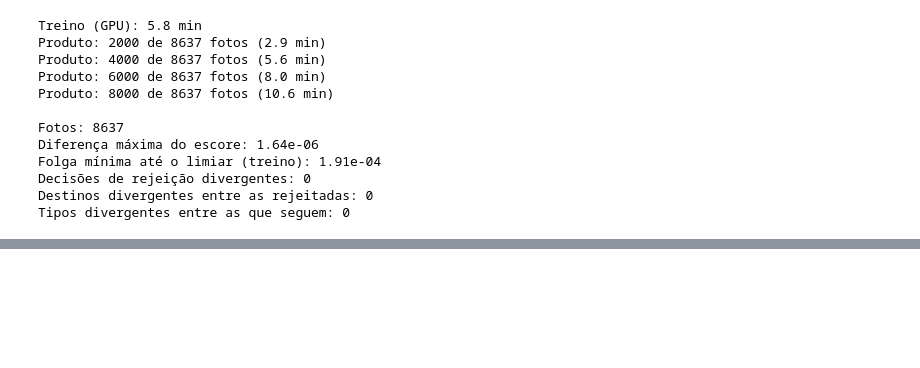
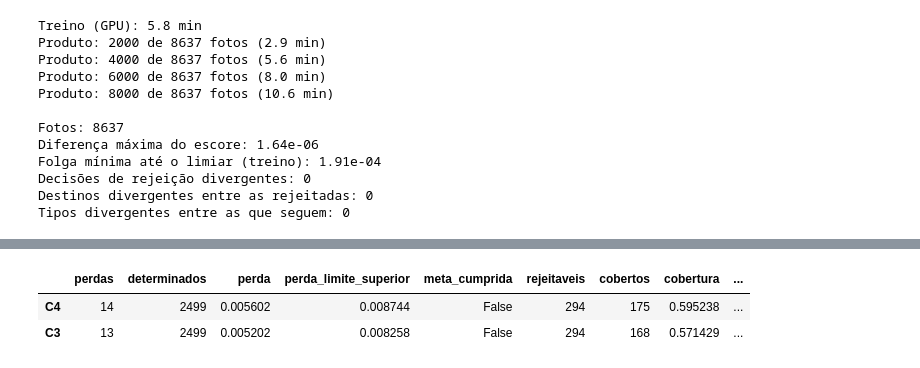
Before and after one commit to phelipecscosta/leitura_automatizada_mostradores_energia_pesquisa, a Jupyter notebook: exploracao/triagem_candidatos.ipynb, the cells around one changed output, grey strips where cells are left out. Drawn from its saved outputs; the diff is of its cells as text; code cells hidden in the pictures; blank space fills up the shorter version.

Commit message:
feat: abre o teste 03/07 uma única vez com o C4 do produto e o C3 relatado

```diff
--- a/exploracao/triagem_candidatos.ipynb
+++ b/exploracao/triagem_candidatos.ipynb
@@ -1040,3 +1040,99 @@ Folga mínima até o limiar (treino): 1.91e-04
 Decisões de rejeição divergentes: 0
 Destinos divergentes entre as rejeitadas: 0
 Tipos divergentes entre as que seguem: 0
+# %%
+# Bloco código 21
+# T4g.7 — Abertura única do teste 03/07: C4 (produto, meta verificada) e C3 (relatado)
+# Revisões R4 a R6. Não rodar de novo: o resultado é gravado e nunca recalculado.
+import json
+import time
+import warnings
+
+import numpy as np
+import pandas as pd
+import torch
+from IPython.display import display
+from torch.utils.data import DataLoader
+
+warnings.filterwarnings("ignore", message="IProgress not found")  # aviso do tqdm com caminho local
+
+from meter_reader.config import get_work_dir
+from meter_reader.preprocess import preprocess
+from meter_reader.triage import load_triage
+from training.build_triage import ARTIFACT_NAME, C3_CALIBRATION_NAME, final_ensemble
+from training.dino_features import model_input
+from training.finetune import PhotoDataset, predict
+from training.group_dataset import TEST_LABELS, load_group_photos
+from training.run_final import FINAL_FOLDER
+from training.triage_eval import OOF_FOLDER, class_log_probs, rejection_score, save_oof
+from training.triage_report import full_report
+
+WORK_DIR = get_work_dir()
+MODELS = WORK_DIR / FINAL_FOLDER
+NAMES = {"C4": "teste_0307_c4_final", "C3": "teste_0307_c3_final"}
+
+# Proteção da abertura única: recusa antes de ler qualquer rótulo do teste
+for name in NAMES.values():
+    if (WORK_DIR / OOF_FOLDER / f"{name}.npz").exists():
+        raise RuntimeError("O teste já foi aberto; o resultado gravado não é recalculado.")
+
+records = {"C4": json.loads((MODELS / ARTIFACT_NAME).with_suffix(".json").read_text(encoding="utf-8")),
+           "C3": json.loads((MODELS / C3_CALIBRATION_NAME).read_text(encoding="utf-8"))}
+test = [p for p in load_group_photos(TEST_LABELS) if p.paired]  # confere o SHA-256 dos rótulos
+codes = [p.pseudonym for p in test]
+labels = np.array([p.product_class for p in test])
+lots = np.array([p.lot for p in test])
+groups = np.array([p.group for p in test])
+conditions = np.array([p.condition for p in test])
+print(f"Teste: {len(test)} fotos pareadas; lote(s) {sorted(set(lots))}")
+
+# C4: o produto, foto a foto em CPU
+torch.set_num_threads(4)
+c4 = load_triage(MODELS / ARTIFACT_NAME, expected_sha256=records["C4"]["sha256_artefato"])
+start = time.perf_counter()
+c4_results, c4_calibrated = [], []
+with torch.no_grad():
+    for p in test:
+        c4_results.append(c4.predict(p.path))                             # decisão do produto
+        c4_calibrated.append(c4.ensemble(preprocess(p.path).unsqueeze(0)).numpy()[0])
+c4_raw = np.stack(c4_calibrated) * records["C4"]["temperatura"]           # logits antes de T
+print(f"C4 (produto, CPU): {(time.perf_counter() - start) / 60:.1f} min")
+
+# C3: o código de treino, na GPU, com o mesmo pré-processamento (realce fixo)
+start = time.perf_counter()
+c3 = final_ensemble(WORK_DIR, "C3", records["C3"]["temperatura"]).to("cuda")
+data = PhotoDataset([p.path for p in test], codes, [0] * len(test), model_input, train=False)
+c3_raw = predict(c3, DataLoader(data, batch_size=1, num_workers=0), "cuda") * records["C3"]["temperatura"]
+print(f"C3 (treino, GPU): {(time.perf_counter() - start) / 60:.1f} min")
+
+# Grava os logits do teste uma única vez (o save_oof nunca sobrescreve)
+for m, raw in (("C4", c4_raw), ("C3", c3_raw)):
+    save_oof(WORK_DIR, NAMES[m], codes, list(lots), raw[None],
+             {"candidato": m, "papel": "produto" if m == "C4" else "relatado",
+              "temperatura": records[m]["temperatura"], "limiar": records[m]["limiar"],
+              "origem": records[m].get("sha256_artefato", records[m]["redes_sha256"])},
+             TEST_LABELS[1])
+
+# Relatórios da seção 1.8 com a temperatura e o limiar congelados
+opening = {}
+for m, raw in (("C4", c4_raw), ("C3", c3_raw)):
+    before = np.exp(class_log_probs(raw, 1.0))
+    after = np.exp(class_log_probs(raw, records[m]["temperatura"]))
+    opening[m] = full_report(before, after, records[m]["limiar"], labels, lots, groups, conditions)
+# O relatório do C4 precisa usar exatamente as rejeições do predict do produto
+rej_product = np.array([r.rejection is not None for r in c4_results])
+rej_report = rejection_score(np.exp(class_log_probs(c4_raw, records["C4"]["temperatura"]))) >= records["C4"]["limiar"]
+assert (rej_product == rej_report).all(), "Rejeições do produto e do relatório divergem."
+
+print("\nResumo no teste 03/07 (limiar congelado)")
+display(pd.DataFrame({m: r["resumo"] for m, r in opening.items()}).T)
+print("Separação (E52) e destino trocado")
+display(pd.DataFrame({m: r["separacao"] for m, r in opening.items()}).T)
+for m in ("C4", "C3"):
+    print(f"\n{m}: por condição")
+    display(opening[m]["por_condicao"])
+    print(f"{m}: ECE (10 faixas)")
+    display(opening[m]["calibracao"].round(4))
+    print(f"{m}: matriz de confusão")
+    display(opening[m]["confusao"])
+# %% [output]
@@ -1042,0 +1144,3 @@ Tipos divergentes entre as que seguem: 0
+|  | perdas | determinados | perda | perda_limite_superior | meta_cumprida | rejeitaveis | cobertos | cobertura | ... |
+| C4 | 14 | 2499 | 0.005602 | 0.008744 | False | 294 | 175 | 0.595238 | ... |
+| C3 | 13 | 2499 | 0.005202 | 0.008258 | False | 294 | 168 | 0.571429 | ... |
```
Also changed, not shown: parts of 1 cell of this notebook.
